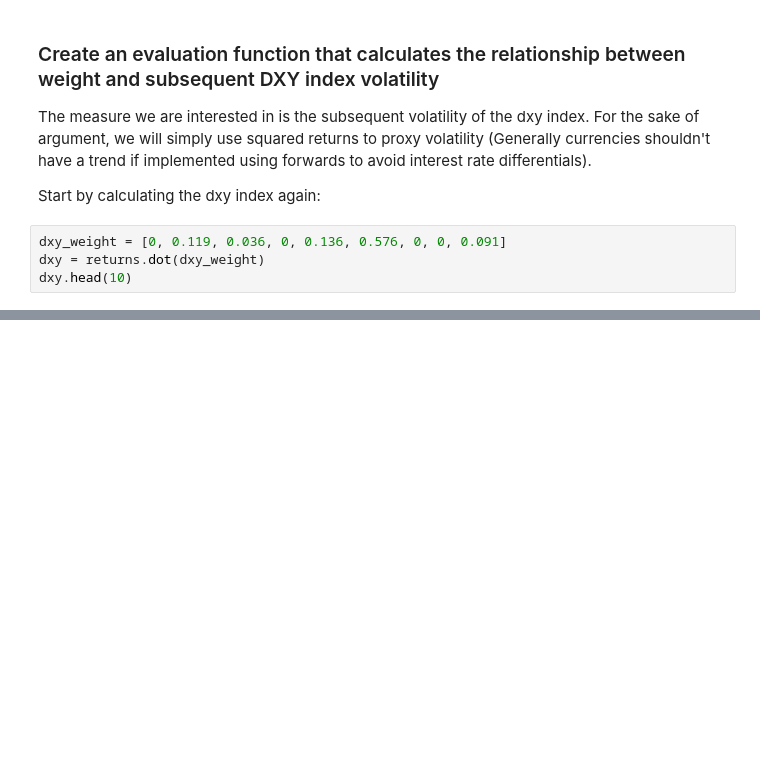
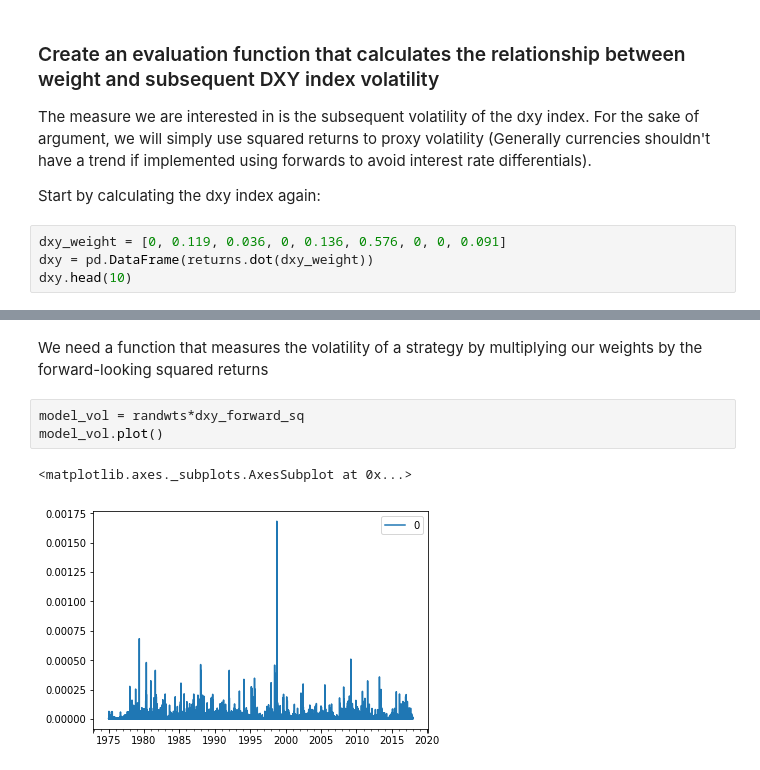
Before and after one commit to fintechsteve/modeling-volatility, a Jupyter notebook: Part_03_Modeling_Framework.ipynb, the cells around one changed output, grey strips where cells are left out. Cells and saved outputs as stored; diff of their text form; blank space fills up the shorter version.

```diff
--- a/Part_03_Modeling_Framework.ipynb
+++ b/Part_03_Modeling_Framework.ipynb
@@ -128,6 +128,6 @@ The measure we are interested in is the subsequent volatility of the dxy index.
 Start by calculating the dxy index again:
 # %%
 dxy_weight = [0, 0.119, 0.036, 0, 0.136, 0.576, 0, 0, 0.091]
-dxy = returns.dot(dxy_weight)
+dxy = pd.DataFrame(returns.dot(dxy_weight))
 dxy.head(10)
 # %% [output]
@@ -152,0 +163,8 @@ NameError: ignored
+# %% [markdown]
+We need a function that measures the volatility of a strategy by multiplying our weights by the forward-looking squared returns
+# %%
+model_vol = randwts*dxy_forward_sq
+model_vol.plot()
+# %% [output]
+<matplotlib.axes._subplots.AxesSubplot at 0x...>
+[figure, added]
```
Also changed, not shown: parts of 21 cells of this notebook.
